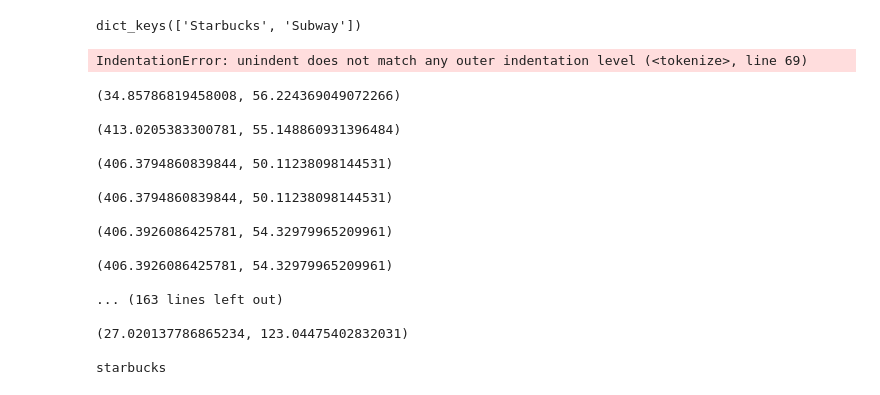
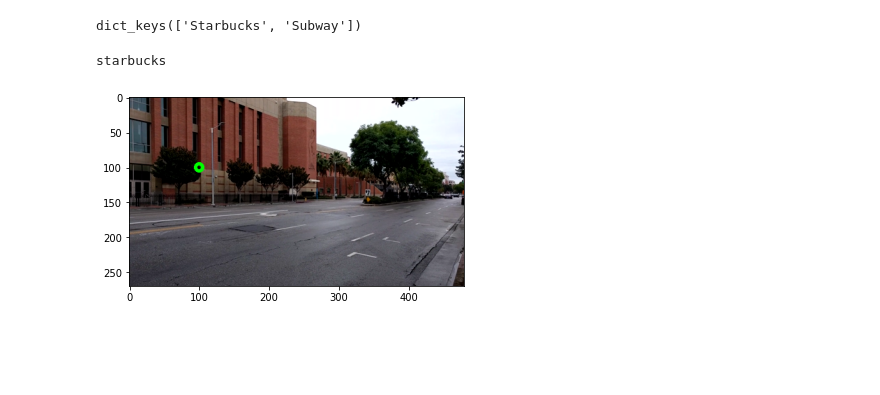
Before and after one commit to lindseywingate/fp, a Jupyter notebook: Part 2.ipynb, the cells around one changed output. Drawn from its saved outputs; the diff is of its cells as text; code cells hidden in the pictures; blank space fills up the shorter version.

Commit message:
added circles based on key points when logos detected

```diff
--- a/Part 2.ipynb
+++ b/Part 2.ipynb
@@ -161,7 +163,7 @@ def logo_recognition(frame, logo):
     thickness = 2
 
     list_kp1 = []
-    list_kp2 = []
+    list_framepoints = []
 
 # For each match...
     for mat in good_points_nolist:
@@ -177,18 +179,42 @@ def logo_recognition(frame, logo):
         (x2, y2) = framepoints[img2_idx].pt
 
     # Append to each list
-        list_kp1.append((x1, y1))
-        list_kp2.append((x2, y2))
+        #list_kp1.append((x1, y1))
+        list_framepoints.append((x2, y2))
 
-    for point in list_kp2:
-        print(point)
-        #image3 = cv2.drawKeypoints(grayframe, framepoints, 0, (0, 255, 0), flags=2)
+        #cv2.imshow('images/box-1.png', img)
+        data = Image.fromarray(frame).convert('RGB')
+        #print(data)
+        #convert rgb frame to png for writing
+        data.save('images/box-test.png'.format(1));
+        #get new saved png frame
 
-        #plt.imshow(image3)
+    if(len(list_framepoints) > 0):
+        average = len(list_framepoints);
+        x=0;
+        y=0;
+        for pt in list_framepoints:
+            x = x+pt[0]
+            y = y+pt[1]
+
+        x_average = x/average
+        y_average = y/average
+        #for point in list_kp2:
+        #row, col = draw.rectangle(start=list_kp2[0], end=list_kp2[1])
+        #print(row, col)
+        #print(point)
+        #pt1 = list(list_kp2[0])
+        #pt2 = list(list_kp2[1])
+        #print(pt1, pt2)
+        img = cv2.imread('images/box-test.png')
+        center_coordinates = (x_average, y_average)
+        radius = 5
+        color = (0, 255, 0)
+        thickness = 4
+        image = cv2.circle(img, (100, 100), radius, color, thickness)
+        plt.imshow(image)
 
     return (len(good_points) > 7)
-# %% [output]
-IndentationError: unindent does not match any outer indentation level (<tokenize>, line 69)
 # %%
 #creating transform matrix to draw binding box
 #     good_points = matches[:10]
@@ -221,51 +247,34 @@ IndentationError: unindent does not match any outer indentation level (<tokenize
 # %%
 logo_names = ["subway", "starbucks"]
 logos = []
-replaced_advertisements = []
 for l in logo_names:
     logos.append(plt.imread('Dataset/Brand Images/{company}_logo.bmp'.format(company = l)))
+
+#for all the beginning cut sections
 for k in range(len(cuts_begin)):
     loopstart = 0
     if not k == 0:
         loopstart = cuts_end[k-1]
+
+    #for all the frames before the cut
     for j in range(loopstart,cuts_begin[k],10):
+
+        #format each image
         img = np.flip(final_video[j],axis = 2)
-        #cv2.imshow('images/box-1.png', img)
-        #data = Image.fromarray(final_video[i]).convert('RGB')
-        #print(data)
-        #convert rgb frame to png for writing
-        #data.save('images/box-test.png'.format(1));
-        #get new saved png frame
-        #img = cv2.imread('images/box-test.png')
-        #call the sift algorithm
-        #if there are matches, we return the frames that they exist in
+
         tobreak = False
         for logo in range(len(logos)):
             if(logo_recognition(img,logos[logo])):
                 replaced_advertisements.append(logo_names[logo])
                 print(logo_names[logo])
                 tobreak = True
                 break
         if tobreak:
             break
+#print(replaced_advertisements)
 # %% [output]
-(34.85786819458008, 56.224369049072266)
-
-(413.0205383300781, 55.148860931396484)
-
-(406.3794860839844, 50.11238098144531)
-
-(406.3794860839844, 50.11238098144531)
-
-(406.3926086425781, 54.32979965209961)
-
-(406.3926086425781, 54.32979965209961)
-
-... (163 lines left out)
-
-(27.020137786865234, 123.04475402832031)
-
 starbucks
+[figure, added]
 # %%
 #saves data for java to cut audio
 ad_times = open("ad_times.txt", "w")
```
Also changed, not shown: parts of 2 cells of this notebook.
